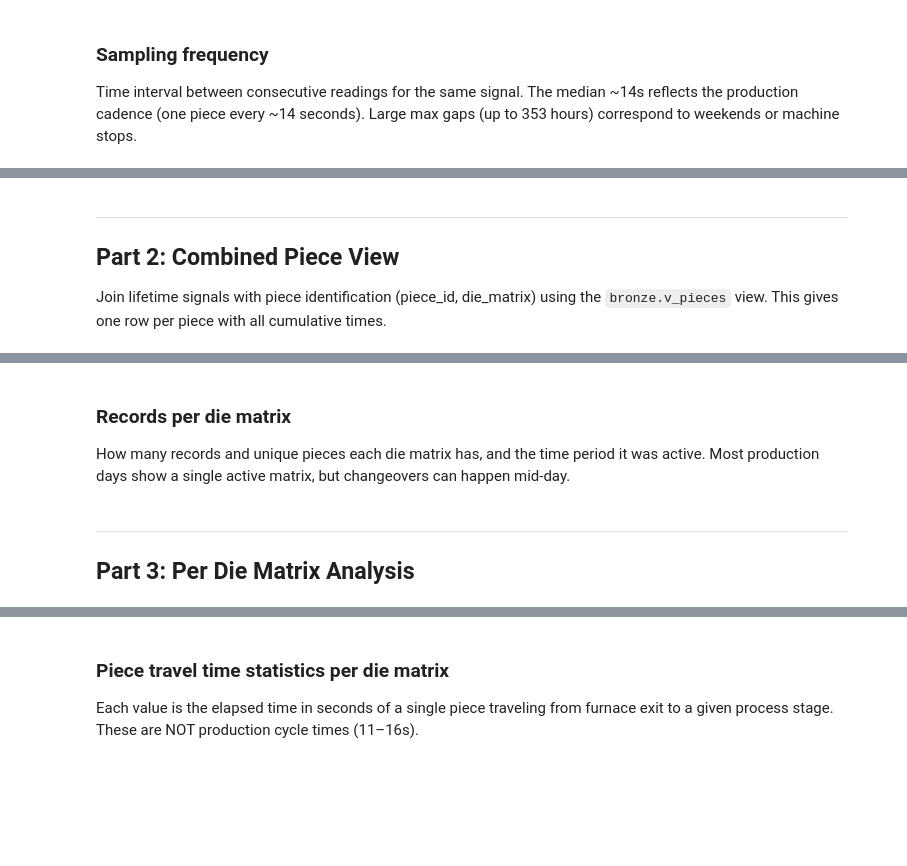
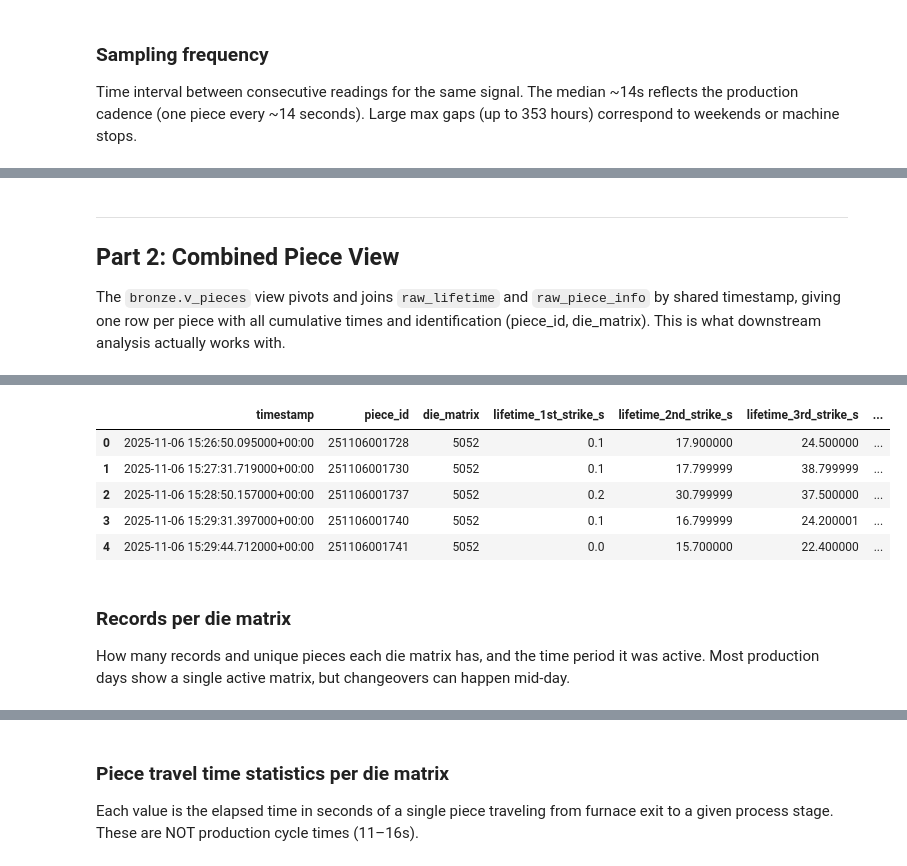
Before and after one commit to leomatthey/vaultech-analysis, a Jupyter notebook: notebooks/00_explore_data.ipynb, the cells around one changed output, grey strips where cells are left out. Saved outputs shown, nothing was run; the diff lists cells and outputs as text; code cells hidden in the pictures; blank space fills up the shorter version.

```diff
--- a/notebooks/00_explore_data.ipynb
+++ b/notebooks/00_explore_data.ipynb
@@ -64,4 +173,4 @@ Time interval between consecutive readings for the same signal. The median ~14s
 ---
 ## Part 2: Combined Piece View
 
-Join lifetime signals with piece identification (piece_id, die_matrix) using the `bronze.v_pieces` view. This gives one row per piece with all cumulative times.
+The `bronze.v_pieces` view pivots and joins `raw_lifetime` and `raw_piece_info` by shared timestamp, giving one row per piece with all cumulative times and identification (piece_id, die_matrix). This is what downstream analysis actually works with.
@@ -69,0 +177,7 @@ Join lifetime signals with piece identification (piece_id, die_matrix) using the
+# %%
+# Load the combined view: one row per piece with all cumulative times + identification
+pieces = pd.read_sql("SELECT * FROM bronze.v_pieces", engine)
+print(f"Shape: {pieces.shape}")
+print(f"Date range: {pieces['timestamp'].min()} → {pieces['timestamp'].max()}")
+pieces.head()
+# %% [output]
@@ -70,3 +186,9 @@ Join lifetime signals with piece identification (piece_id, die_matrix) using the
+|  | timestamp | piece_id | die_matrix | lifetime_1st_strike_s | lifetime_2nd_strike_s | lifetime_3rd_strike_s | ... |
+| 0 | 2025-11-06 15:26:50.095000+00:00 | 251106001728 | 5052 | 0.1 | 17.900000 | 24.500000 | ... |
+| 1 | 2025-11-06 15:27:31.719000+00:00 | 251106001730 | 5052 | 0.1 | 17.799999 | 38.799999 | ... |
+| 2 | 2025-11-06 15:28:50.157000+00:00 | 251106001737 | 5052 | 0.2 | 30.799999 | 37.500000 | ... |
+| 3 | 2025-11-06 15:29:31.397000+00:00 | 251106001740 | 5052 | 0.1 | 16.799999 | 24.200001 | ... |
+| 4 | 2025-11-06 15:29:44.712000+00:00 | 251106001741 | 5052 | 0.0 | 15.700000 | 22.400000 | ... |
 # %% [markdown]
 ### Records per die matrix
 
@@ -76,3 +195,0 @@ How many records and unique pieces each die matrix has, and the time period it w
-# %% [markdown]
----
-## Part 3: Per Die Matrix Analysis
```
Also changed, not shown: parts of 40 cells of this notebook.
